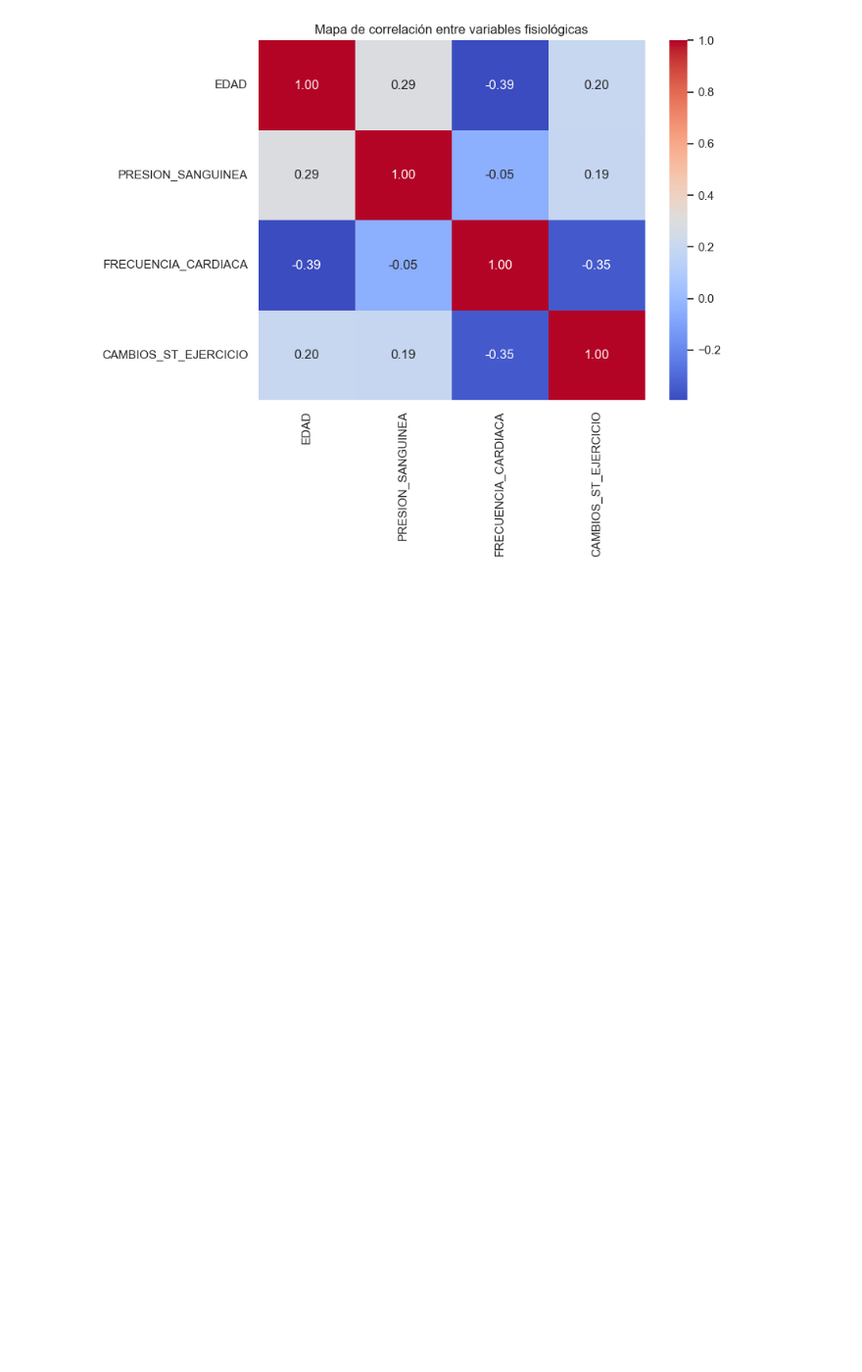
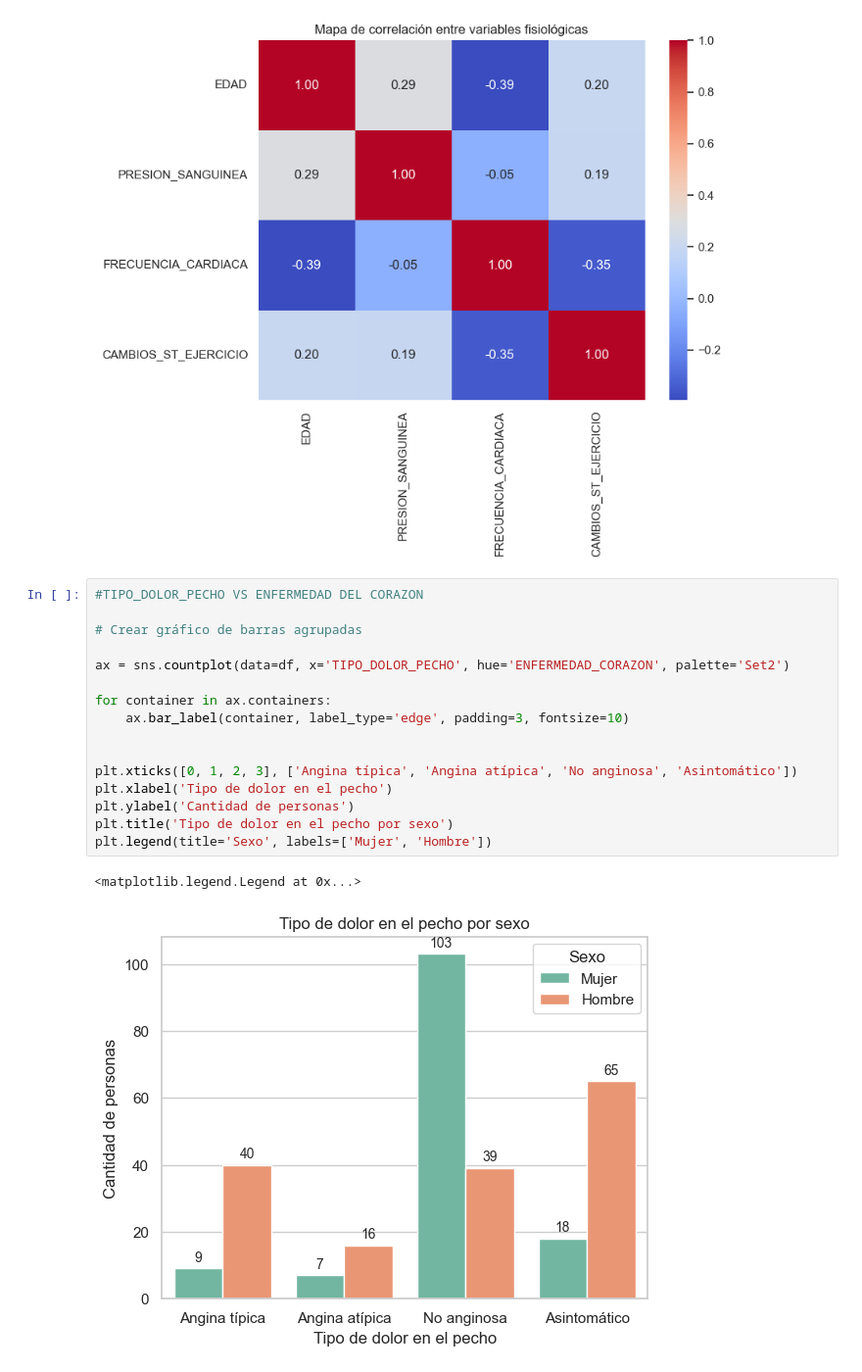
Before and after one commit to ValeriaEspin/PRACTICA3_GRUPO9, a Jupyter notebook: grupo9.ipynb, the cells around one changed output. Shown at 98% size. Saved outputs shown, nothing was run; the diff lists cells and outputs as text; blank space fills up the shorter version.

Commit message:
Grafico CP vs Enfermedad de COrazon

```diff
--- a/grupo9.ipynb
+++ b/grupo9.ipynb
@@ -319,3 +317,22 @@ plt.title('Mapa de correlación entre variables fisiológicas')
 plt.show()
 # %% [output]
 [figure]
+# %%
+#TIPO_DOLOR_PECHO VS ENFERMEDAD DEL CORAZON
+
+# Crear gráfico de barras agrupadas
+
+ax = sns.countplot(data=df, x='TIPO_DOLOR_PECHO', hue='ENFERMEDAD_CORAZON', palette='Set2')
+
+for container in ax.containers:
+    ax.bar_label(container, label_type='edge', padding=3, fontsize=10)
+
+
+plt.xticks([0, 1, 2, 3], ['Angina típica', 'Angina atípica', 'No anginosa', 'Asintomático'])
+plt.xlabel('Tipo de dolor en el pecho')
+plt.ylabel('Cantidad de personas')
+plt.title('Tipo de dolor en el pecho por sexo')
+plt.legend(title='Sexo', labels=['Mujer', 'Hombre'])
+# %% [output]
+<matplotlib.legend.Legend at 0x...>
+[figure, added]
```
Also changed, not shown: parts of 4 cells of this notebook.
